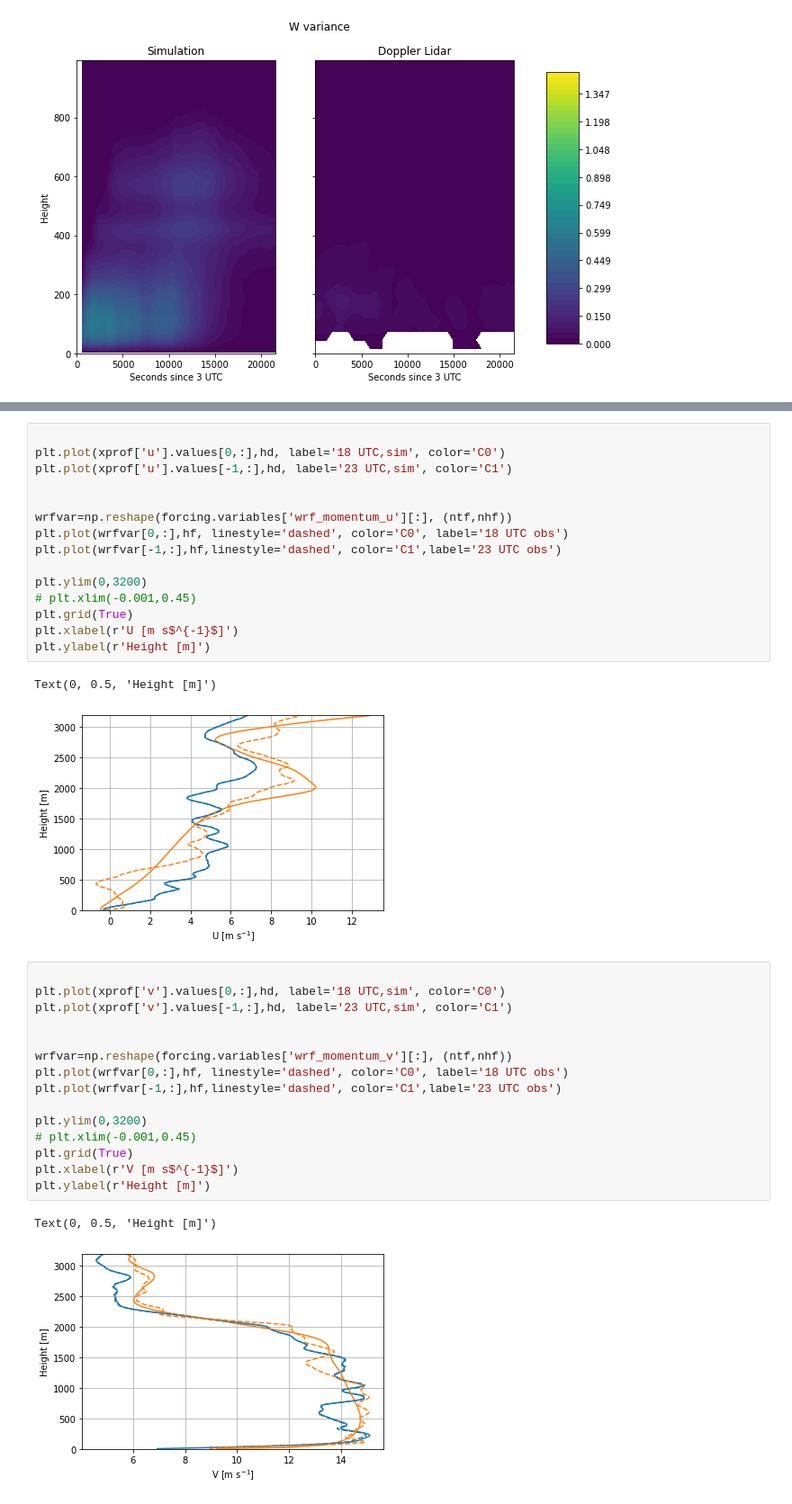
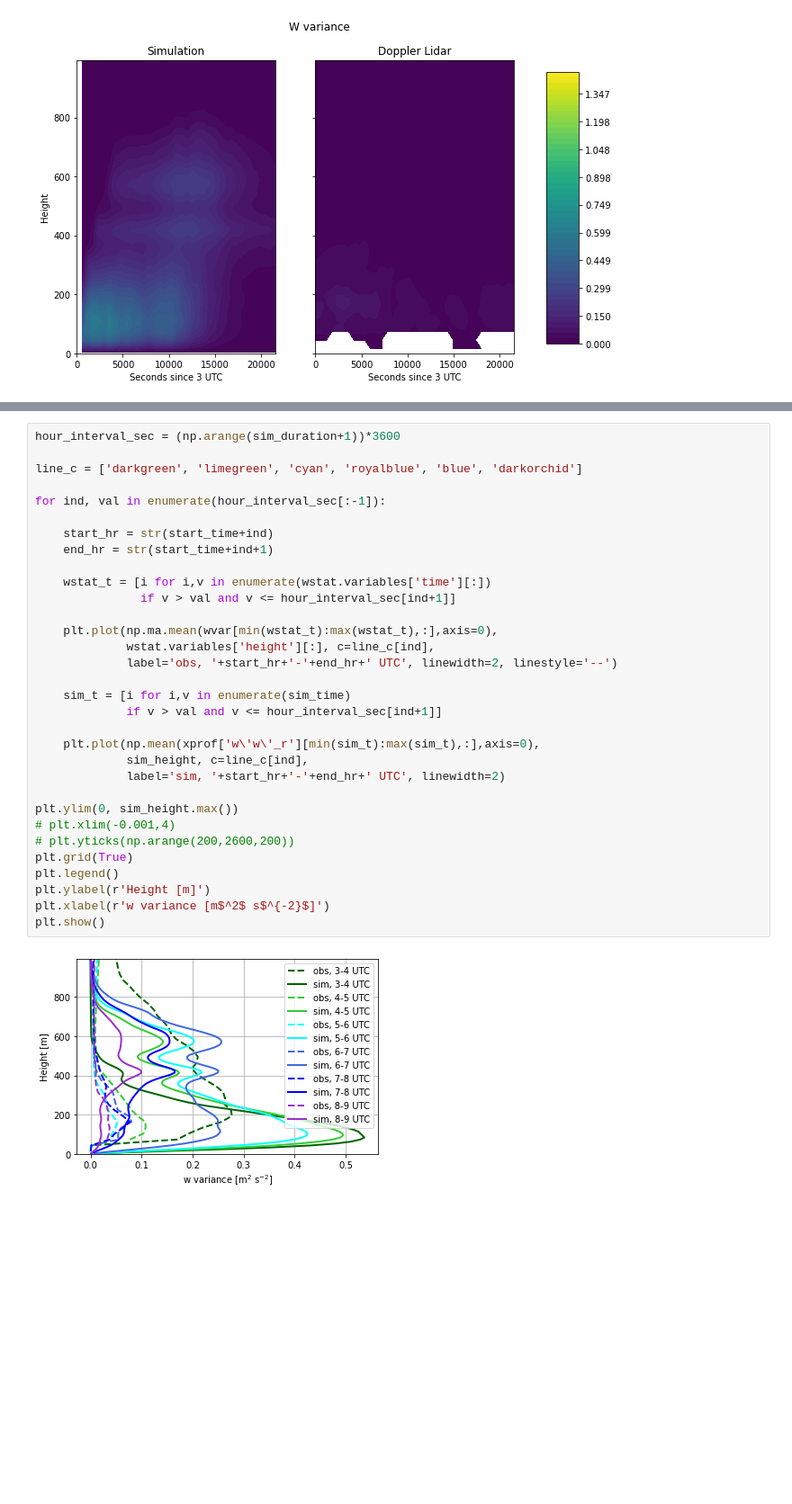
Before and after one commit to joejoeyjoseph/awaken-code, a Jupyter notebook: eagle/02_plot_amrwind.ipynb, the cells around one changed output, grey strips where cells are left out. Shown: that part at 90% size. Drawn from its saved outputs; the diff is of its cells as text; blank space fills up the shorter version.

```diff
--- a/eagle/02_plot_amrwind.ipynb
+++ b/eagle/02_plot_amrwind.ipynb
@@ -393,36 +225,34 @@ Text(0.5, 0, 'w variance [m$^2$ s$^{-2}$]')
-# %%
-
-plt.plot(xprof['u'].values[0,:],hd, label='18 UTC,sim', color='C0')
-plt.plot(xprof['u'].values[-1,:],hd, label='23 UTC,sim', color='C1')
-
-
-wrfvar=np.reshape(forcing.variables['wrf_momentum_u'][:], (ntf,nhf))
-plt.plot(wrfvar[0,:],hf, linestyle='dashed', color='C0', label='18 UTC obs')
-plt.plot(wrfvar[-1,:],hf,linestyle='dashed', color='C1',label='23 UTC obs')
-
-plt.ylim(0,3200)
-# plt.xlim(-0.001,0.45)
-plt.grid(True)
-plt.xlabel(r'U [m s$^{-1}$]')
-plt.ylabel(r'Height [m]')
-# %% [output]
-Text(0, 0.5, 'Height [m]')
-[figure, removed]
-# %%
-
-plt.plot(xprof['v'].values[0,:],hd, label='18 UTC,sim', color='C0')
-plt.plot(xprof['v'].values[-1,:],hd, label='23 UTC,sim', color='C1')
-
-
-wrfvar=np.reshape(forcing.variables['wrf_momentum_v'][:], (ntf,nhf))
-plt.plot(wrfvar[0,:],hf, linestyle='dashed', color='C0', label='18 UTC obs')
-plt.plot(wrfvar[-1,:],hf,linestyle='dashed', color='C1',label='23 UTC obs')
-
-plt.ylim(0,3200)
-# plt.xlim(-0.001,0.45)
-plt.grid(True)
-plt.xlabel(r'V [m s$^{-1}$]')
-plt.ylabel(r'Height [m]')
-# %% [output]
-Text(0, 0.5, 'Height [m]')
-[figure, removed]
+# %%
+hour_interval_sec = (np.arange(sim_duration+1))*3600
+
+line_c = ['darkgreen', 'limegreen', 'cyan', 'royalblue', 'blue', 'darkorchid']
+
+for ind, val in enumerate(hour_interval_sec[:-1]):
+
+    start_hr = str(start_time+ind)
+    end_hr = str(start_time+ind+1)
+
+    wstat_t = [i for i,v in enumerate(wstat.variables['time'][:])
+               if v > val and v <= hour_interval_sec[ind+1]]
+
+    plt.plot(np.ma.mean(wvar[min(wstat_t):max(wstat_t),:],axis=0),
+             wstat.variables['height'][:], c=line_c[ind],
+             label='obs, '+start_hr+'-'+end_hr+' UTC', linewidth=2, linestyle='--')
+
+    sim_t = [i for i,v in enumerate(sim_time)
+             if v > val and v <= hour_interval_sec[ind+1]]
+
+    plt.plot(np.mean(xprof['w\'w\'_r'][min(sim_t):max(sim_t),:],axis=0),
+             sim_height, c=line_c[ind],
+             label='sim, '+start_hr+'-'+end_hr+' UTC', linewidth=2)
+
+plt.ylim(0, sim_height.max())
+# plt.xlim(-0.001,4)
+# plt.yticks(np.arange(200,2600,200))
+plt.grid(True)
+plt.legend()
+plt.ylabel(r'Height [m]')
+plt.xlabel(r'w variance [m$^2$ s$^{-2}$]')
+plt.show()
+# %% [output]
+[figure, added]
```
Also changed, not shown: parts of 22 cells of this notebook.
